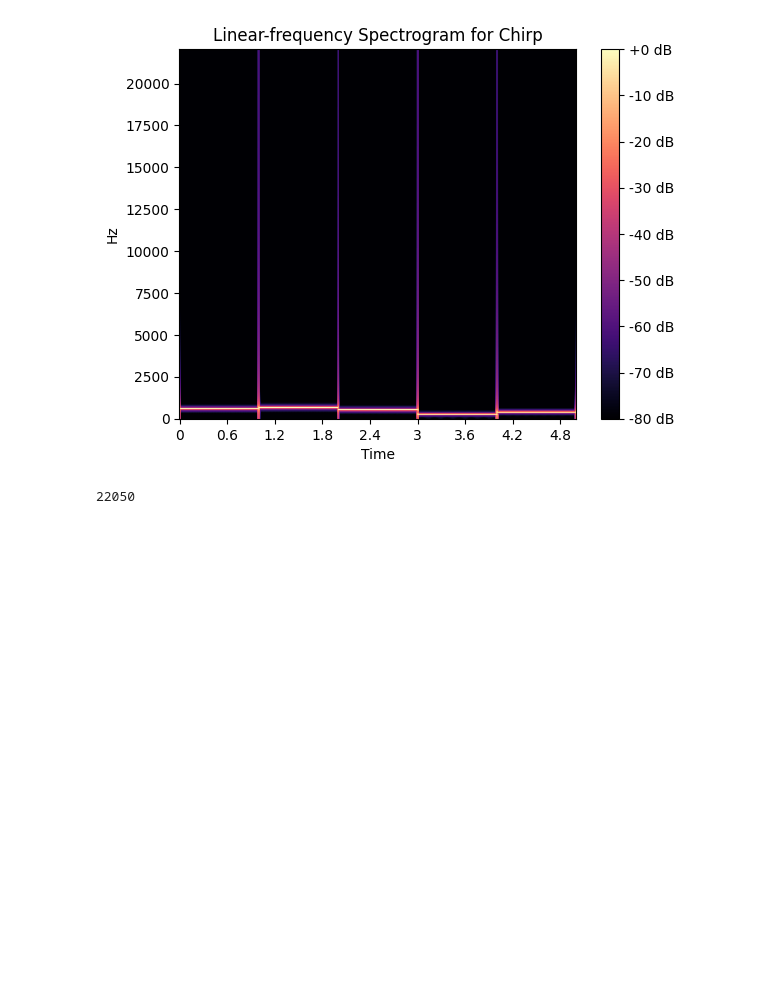
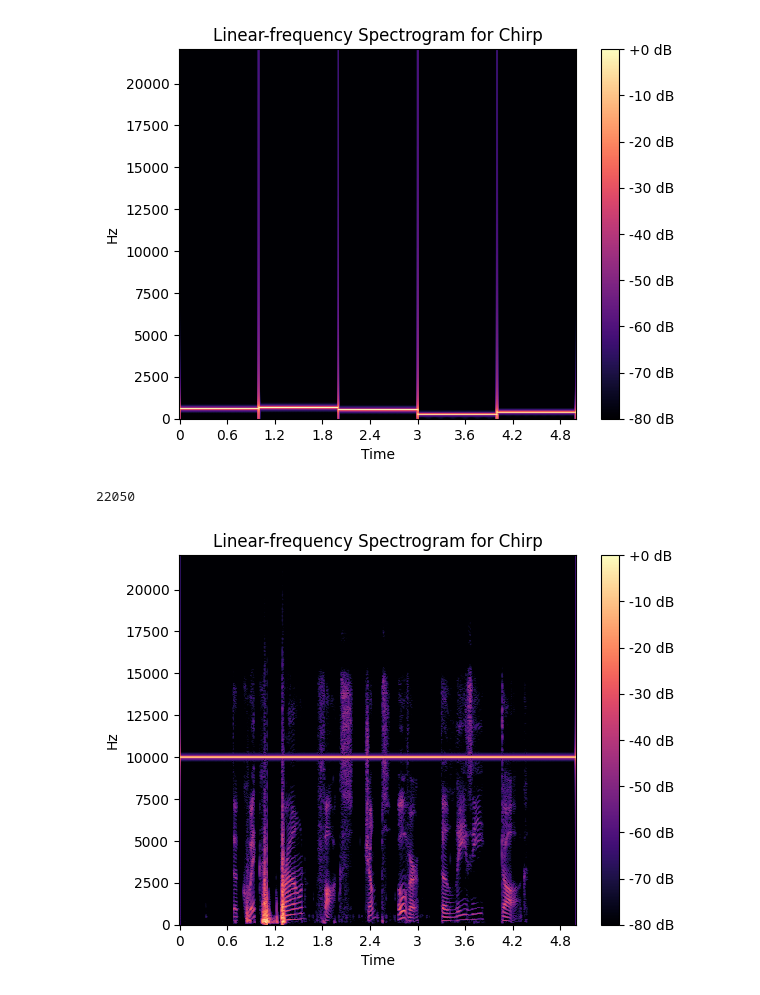
Before and after one commit to DaBoss7b8/Project1_ECE2312, a Jupyter notebook: ECE2312_Project_2.ipynb, the cells around one changed output. Saved outputs shown, nothing was run; the diff lists cells and outputs as text; code cells hidden in the pictures; blank space fills up the shorter version.

Commit message:
Spectrograms Added

```diff
--- a/ECE2312_Project_2.ipynb
+++ b/ECE2312_Project_2.ipynb
@@ -178,24 +178,39 @@ print(sr1)
 # %%
 t = np.arange(0, 10, 1/sr1)
 
 # define frequency
 f = 5000 # Hz
 
 # define amplitude
 a = 1
 
 # Creating the sine function
 g = a*np.sin(2*math.pi*f*t)
 g_pcm = (g * 32767).astype(np.int16)
 
 
 combined_signal = g + fox
 
 combined_signal_pcm = (combined_signal * 32767).astype(np.int16)
 
 # Save the sine wave as a WAV file
 output_filename = 'Combined_Signal.wav'
 write(output_filename, sr1, combined_signal_pcm)
+
+# Compute the linear-frequency spectrogram using the generated sine wave (x) and sampling rate (sr)
+spectrogram = np.abs(librosa.stft(combined_signal))
+
+# Convert bin frequencies to Hertz
+freqs = librosa.fft_frequencies(sr=sr, n_fft=spectrogram.shape[0])
+
+# Display the spectrogram with linear frequency axis
+librosa.display.specshow(librosa.amplitude_to_db(spectrogram, ref=np.max), y_axis='linear', x_axis='time', sr=sr)
+
+plt.colorbar(format='%+2.0f dB')
+plt.title(f'Linear-frequency Spectrogram for Chirp')
+plt.show()
+# %% [output]
+[figure, added]
 # %%
 combined_signal, sr = sf.read(output_filename)
 
```
Also changed, not shown: parts of 3 cells of this notebook.
